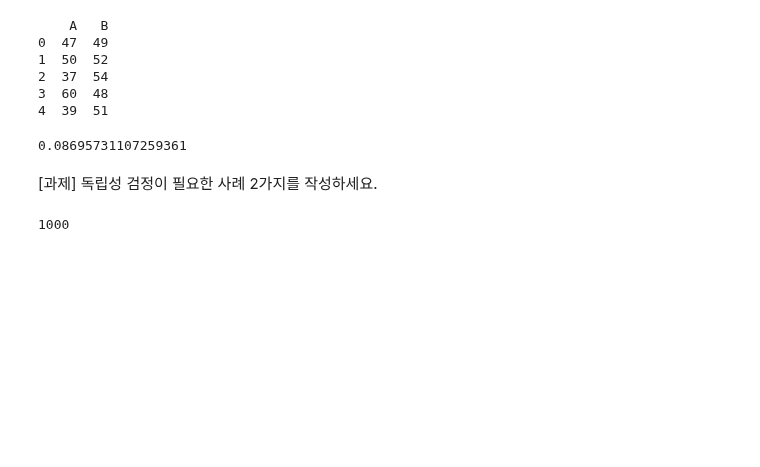
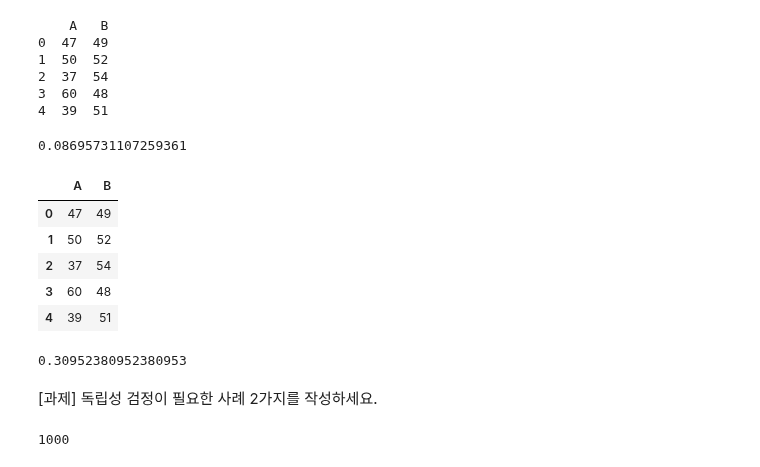
Before and after one commit to bnv20/kdt5, a Jupyter notebook: m3_통계/stat_5.ipynb, the cells around one changed output. Saved outputs shown, nothing was run; the diff lists cells and outputs as text; code cells hidden in the pictures; blank space fills up the shorter version.

```diff
--- a/m3_통계/stat_5.ipynb
+++ b/m3_통계/stat_5.ipynb
@@ -354,7 +396,21 @@ data1 = data[:6].copy()
 # %%
 # [과제] 정규분포를 가정할 수 없는 경우 독립표본에 대한 가설검정을 수행하세요.
 data = pd.read_csv('./data/ch11_training_ind.csv')
 data2 = data[:5].copy()
+data2
+# %% [output]
+|  | A | B |
+| 0 | 47 | 49 |
+| 1 | 50 | 52 |
+| 2 | 37 | 54 |
+| 3 | 60 | 48 |
+| 4 | 39 | 51 |
+# %%
+training_ind = pd.read_csv('./data/ch11_training_ind.csv')
+u,p = stats.mannwhitneyu(data2['A'],data2['B'],alternative='two-sided')
+p
+# %% [output]
+0.30952380952380953
 # %% [markdown]
 [과제] 독립성 검정이 필요한 사례 2가지를 작성하세요.
 # %%
```
Also changed, not shown: parts of 2 cells of this notebook.
